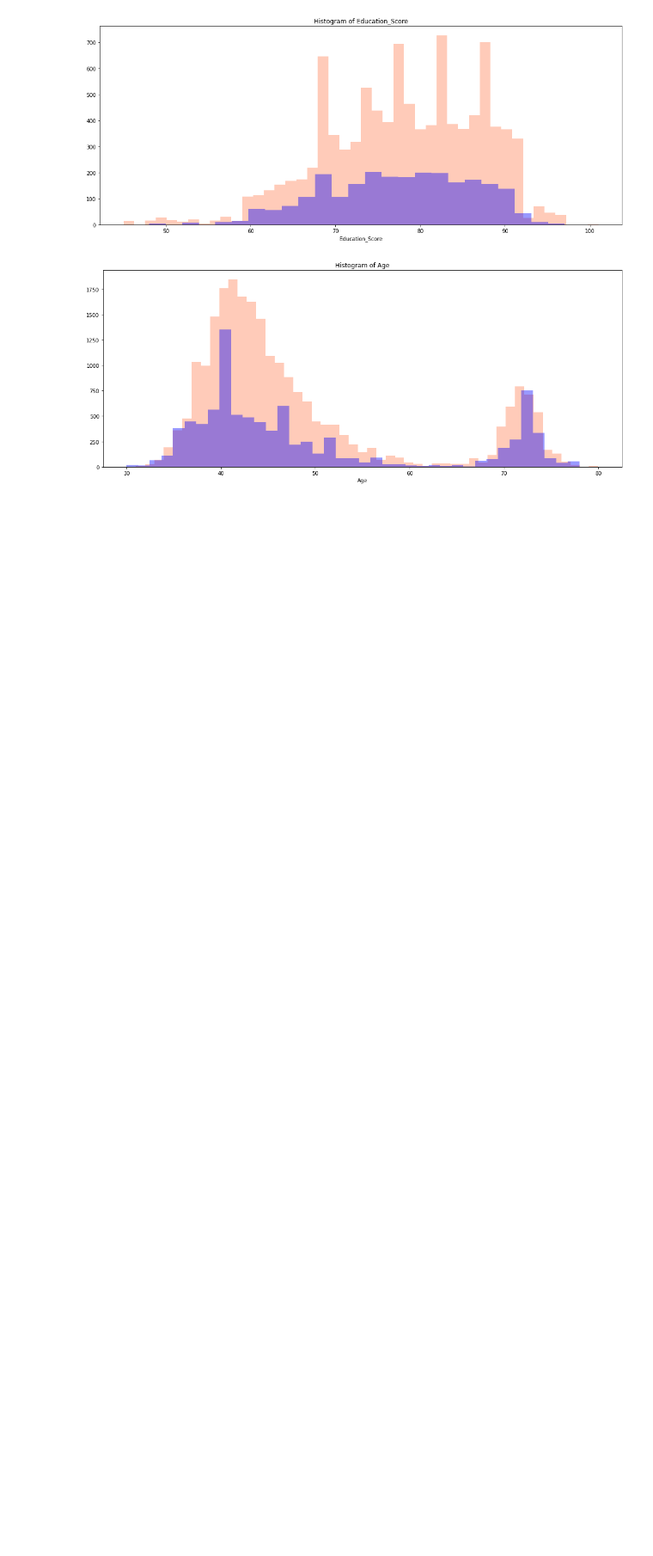
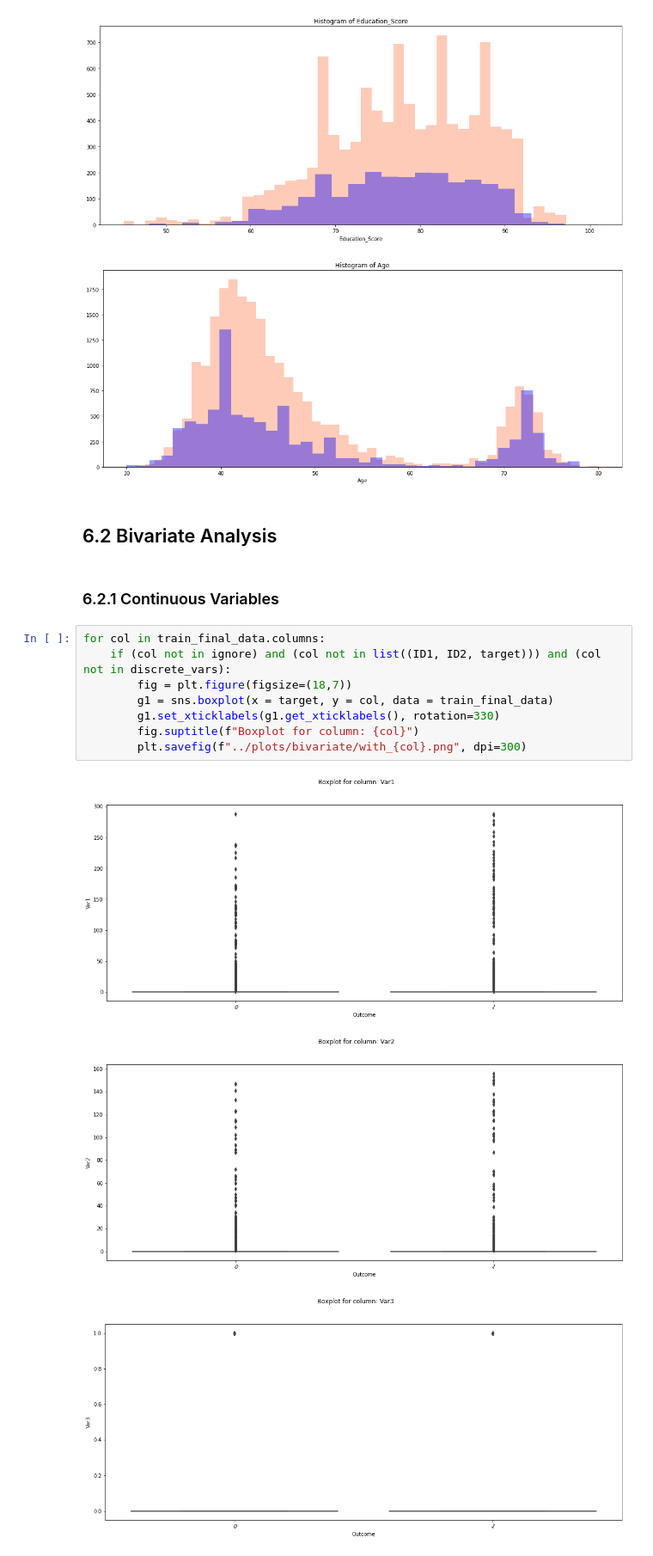
Before and after one commit to teja275/Janatahack-Healthcare-Analytics, a Jupyter notebook: Notebooks/Data Exploration.ipynb, the cells around one changed output. Shown at 86% size. Saved outputs shown, nothing was run; the diff lists cells and outputs as text; blank space fills up the shorter version.

Commit message:
added bivariate analysis and pairplots

```diff
--- a/Notebooks/Data Exploration.ipynb
+++ b/Notebooks/Data Exploration.ipynb
@@ -297,3 +297,19 @@ for col in train_final_data.columns:
 [figure]
 [figure]
 [figure]
+# %% [markdown]
+## 6.2 Bivariate Analysis
+# %% [markdown]
+### 6.2.1 Continuous Variables
+# %%
+for col in train_final_data.columns:
+    if (col not in ignore) and (col not in list((ID1, ID2, target))) and (col not in discrete_vars):
+        fig = plt.figure(figsize=(18,7))
+        g1 = sns.boxplot(x = target, y = col, data = train_final_data)
+        g1.set_xticklabels(g1.get_xticklabels(), rotation=330)
+        fig.suptitle(f"Boxplot for column: {col}")
+        plt.savefig(f"../plots/bivariate/with_{col}.png", dpi=300)
+# %% [output]
+[figure, added]
+[figure, added]
+[figure, added]
```
Also changed, not shown: parts of 5 cells of this notebook, 18 other files.
